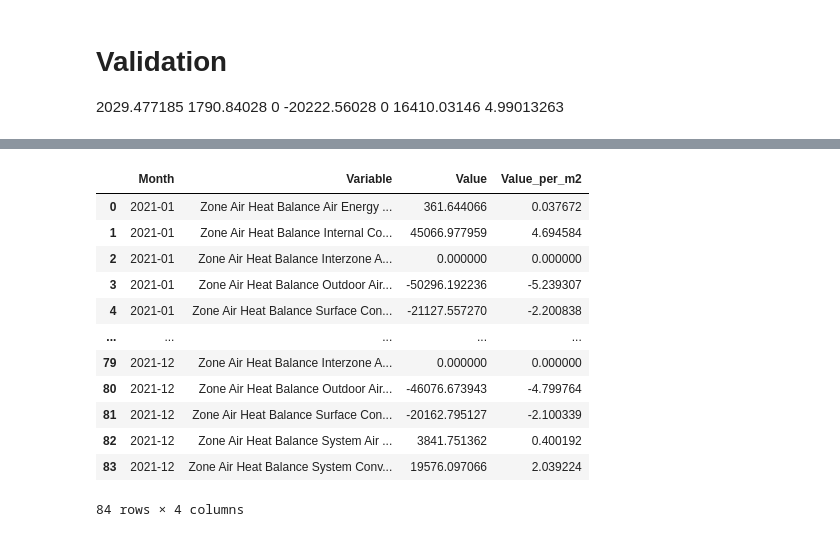
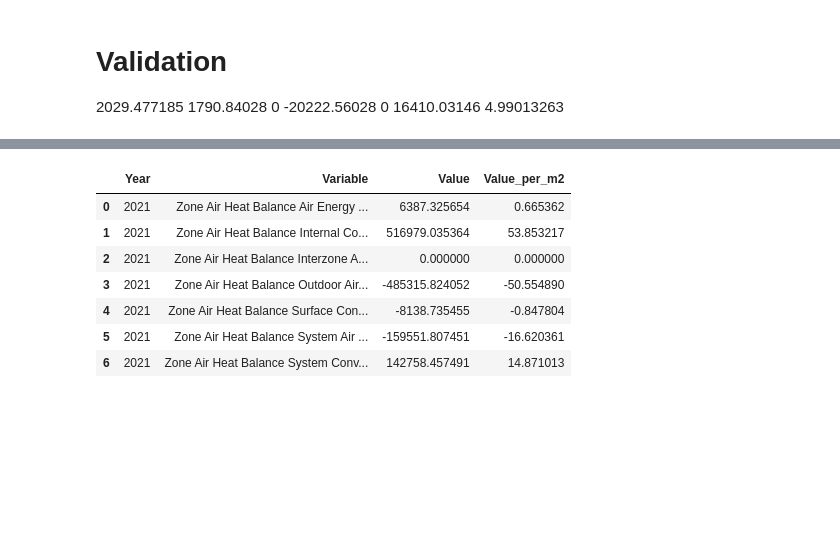
Before and after one commit to RuiBoGithub/eplus_heat_balance, a Jupyter notebook: Test.ipynb, the cells around one changed output, grey strips where cells are left out. Cells and saved outputs as stored; diff of their text form; code cells hidden in the pictures; blank space fills up the shorter version.

```diff
--- a/Test.ipynb
+++ b/Test.ipynb
@@ -56,16 +67,12 @@ plot_heat_balance(df_bldg, scale="monthly", scope="building",
 # %%
 df_bldg = get_df(aggs, scale="yearly", scope="building", units="kWh", per_m2=True, long_df_for_area=long_df)
+df_bldg
 # %% [output]
-|  | Month | Variable | Value | Value_per_m2 |
-| 0 | 2021-01 | Zone Air Heat Balance Air Energy ... | 361.644066 | 0.037672 |
-| 1 | 2021-01 | Zone Air Heat Balance Internal Co... | 45066.977959 | 4.694584 |
-| 2 | 2021-01 | Zone Air Heat Balance Interzone A... | 0.000000 | 0.000000 |
-| 3 | 2021-01 | Zone Air Heat Balance Outdoor Air... | -50296.192236 | -5.239307 |
-| 4 | 2021-01 | Zone Air Heat Balance Surface Con... | -21127.557270 | -2.200838 |
-| ... | ... | ... | ... | ... |
-| 79 | 2021-12 | Zone Air Heat Balance Interzone A... | 0.000000 | 0.000000 |
-| 80 | 2021-12 | Zone Air Heat Balance Outdoor Air... | -46076.673943 | -4.799764 |
-| 81 | 2021-12 | Zone Air Heat Balance Surface Con... | -20162.795127 | -2.100339 |
-| 82 | 2021-12 | Zone Air Heat Balance System Air ... | 3841.751362 | 0.400192 |
-| 83 | 2021-12 | Zone Air Heat Balance System Conv... | 19576.097066 | 2.039224 |
+|  | Year | Variable | Value | Value_per_m2 |
+| 0 | 2021 | Zone Air Heat Balance Air Energy ... | 6387.325654 | 0.665362 |
+| 1 | 2021 | Zone Air Heat Balance Internal Co... | 516979.035364 | 53.853217 |
+| 2 | 2021 | Zone Air Heat Balance Interzone A... | 0.000000 | 0.000000 |
+| 3 | 2021 | Zone Air Heat Balance Outdoor Air... | -485315.824052 | -50.554890 |
+| 4 | 2021 | Zone Air Heat Balance Surface Con... | -8138.735455 | -0.847804 |
+| 5 | 2021 | Zone Air Heat Balance System Air ... | -159551.807451 | -16.620361 |
+| 6 | 2021 | Zone Air Heat Balance System Conv... | 142758.457491 | 14.871013 |
-84 rows × 4 columns
```
Also changed, not shown: parts of 4 cells of this notebook, 1 other file.
